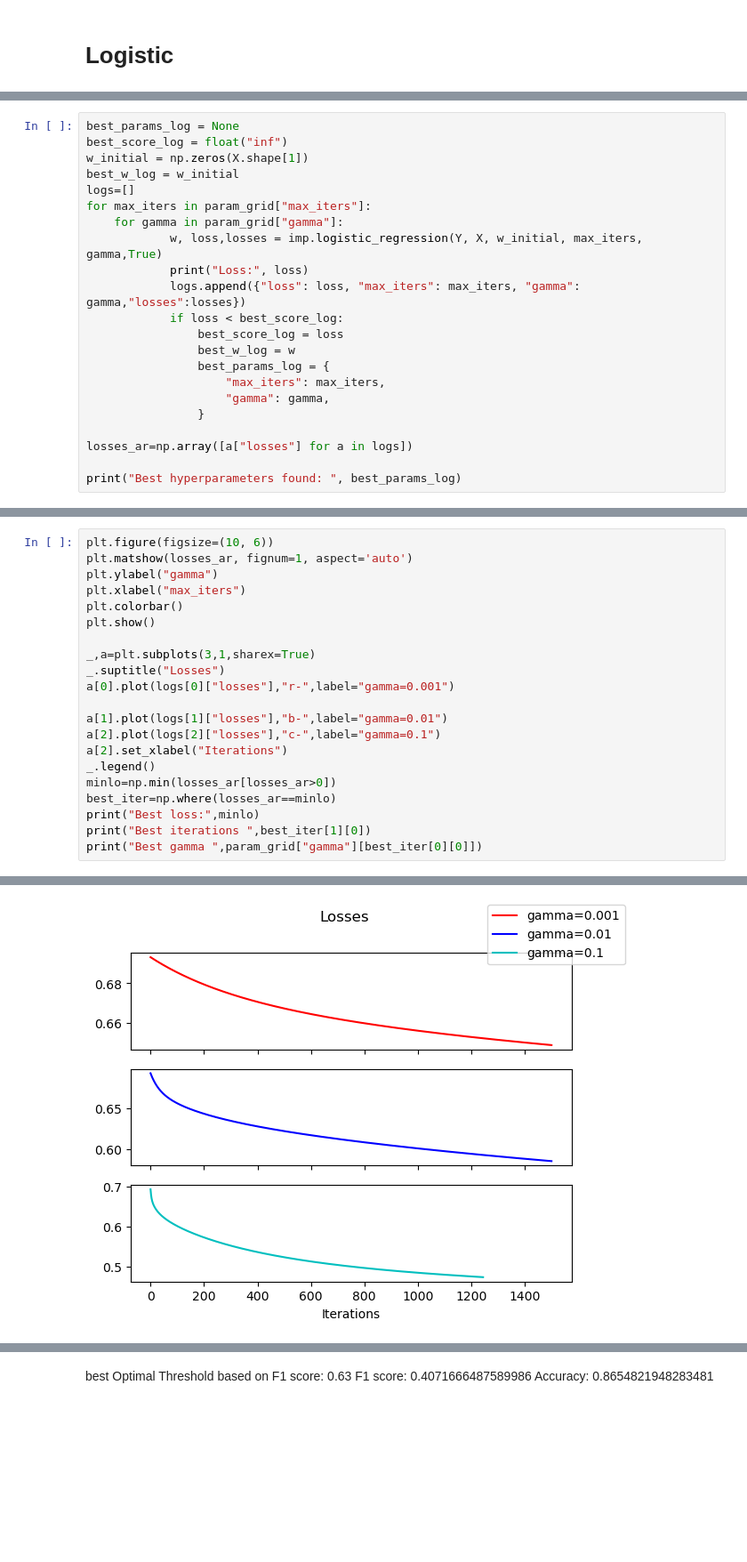
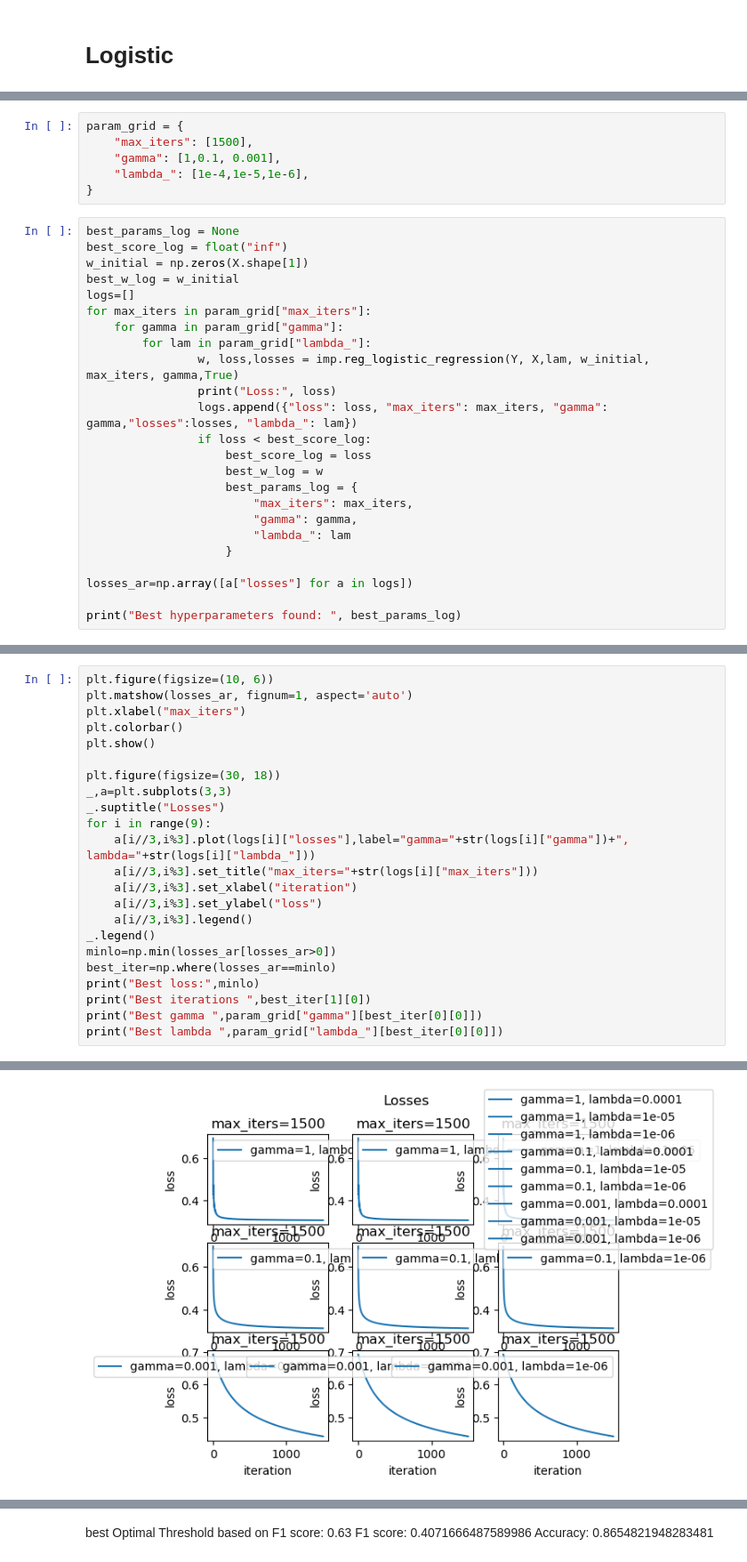
Before and after one commit to melinacherchali/CHD-Predictor, a Jupyter notebook: leo.ipynb, the cells around one changed output, grey strips where cells are left out. Shown at 89% size. Drawn from its saved outputs; the diff is of its cells as text; blank space fills up the shorter version.

```diff
--- a/leo.ipynb
+++ b/leo.ipynb
@@ -44,3 +44,9 @@ param_grid = {
+# %%
+param_grid = {
+    "max_iters": [1500],
+    "gamma": [1,0.1, 0.001],
+    "lambda_": [1e-4,1e-5,1e-6],
+}
 # %%
 best_params_log = None
 best_score_log = float("inf")
@@ -49,16 +55,18 @@ best_w_log = w_initial
 logs=[]
 for max_iters in param_grid["max_iters"]:
     for gamma in param_grid["gamma"]:
-            w, loss,losses = imp.logistic_regression(Y, X, w_initial, max_iters, gamma,True)
-            print("Loss:", loss)
-            logs.append({"loss": loss, "max_iters": max_iters, "gamma": gamma,"losses":losses})
-            if loss < best_score_log:
-                best_score_log = loss
-                best_w_log = w
-                best_params_log = {
-                    "max_iters": max_iters,
-                    "gamma": gamma,
-                }
+        for lam in param_grid["lambda_"]:
+                w, loss,losses = imp.reg_logistic_regression(Y, X,lam, w_initial, max_iters, gamma,True)
+                print("Loss:", loss)
+                logs.append({"loss": loss, "max_iters": max_iters, "gamma": gamma,"losses":losses, "lambda_": lam})
+                if loss < best_score_log:
+                    best_score_log = loss
+                    best_w_log = w
+                    best_params_log = {
+                        "max_iters": max_iters,
+                        "gamma": gamma,
+                        "lambda_": lam
+                    }
 
 losses_ar=np.array([a["losses"] for a in logs])
 
@@ -71,22 +85,24 @@ Best hyperparameters found:  {'max_iters': 1500, 'gamma': 0.01}
 # %%
 plt.figure(figsize=(10, 6))
 plt.matshow(losses_ar, fignum=1, aspect='auto')
-plt.ylabel("gamma")
 plt.xlabel("max_iters")
 plt.colorbar()
 plt.show()
 
-_,a=plt.subplots(3,1,sharex=True)
+plt.figure(figsize=(30, 18))
+_,a=plt.subplots(3,3)
 _.suptitle("Losses")
-a[0].plot(logs[0]["losses"],"r-",label="gamma=0.001")
-
-a[1].plot(logs[1]["losses"],"b-",label="gamma=0.01")
-a[2].plot(logs[2]["losses"],"c-",label="gamma=0.1")
-a[2].set_xlabel("Iterations")
+for i in range(9):
+    a[i//3,i%3].plot(logs[i]["losses"],label="gamma="+str(logs[i]["gamma"])+", lambda="+str(logs[i]["lambda_"]))
+    a[i//3,i%3].set_title("max_iters="+str(logs[i]["max_iters"]))
+    a[i//3,i%3].set_xlabel("iteration")
+    a[i//3,i%3].set_ylabel("loss")
+    a[i//3,i%3].legend()
 _.legend()
 minlo=np.min(losses_ar[losses_ar>0])
 best_iter=np.where(losses_ar==minlo)
 print("Best loss:",minlo)
 print("Best iterations ",best_iter[1][0])
 print("Best gamma ",param_grid["gamma"][best_iter[0][0]])
+print("Best lambda ",param_grid["lambda_"][best_iter[0][0]])
 # %% [output]
@@ -97,3 +115,3 @@ Best gamma  0.1
-[figure, old version]
+[figure, new version]
 # %%
 
```
Also changed, not shown: parts of 8 cells of this notebook, 1 other file.
